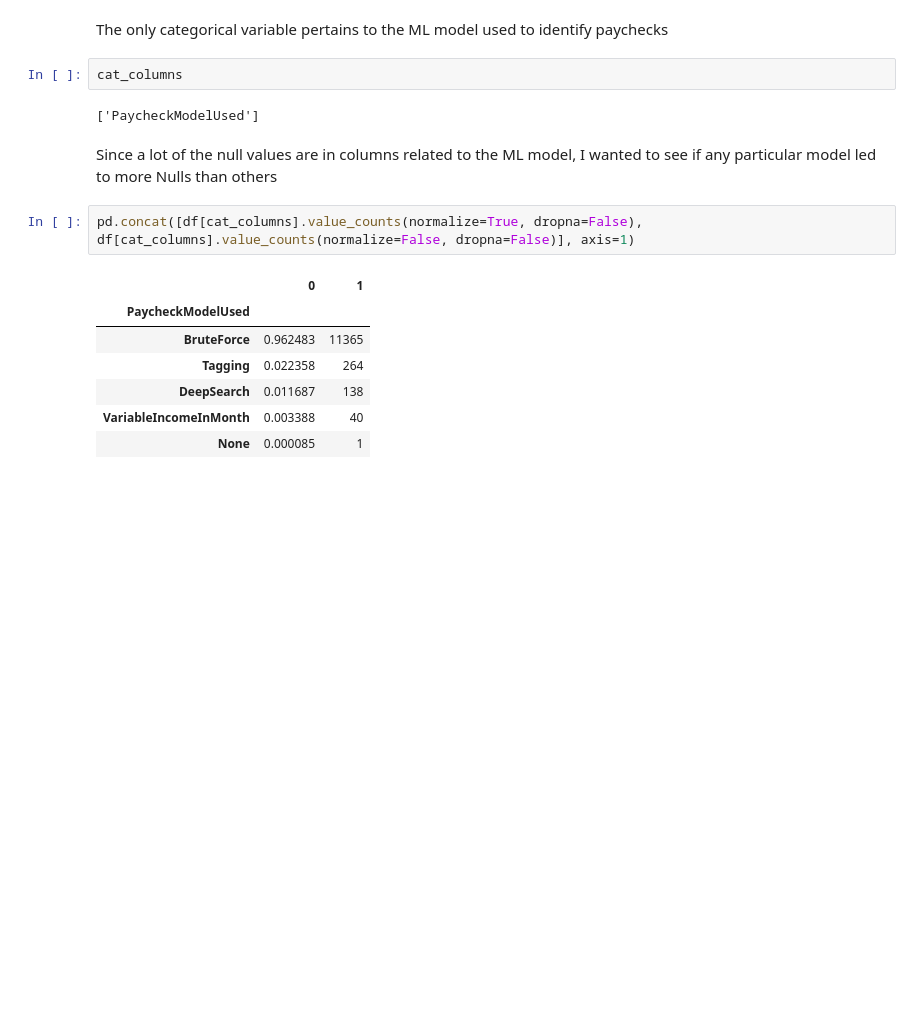
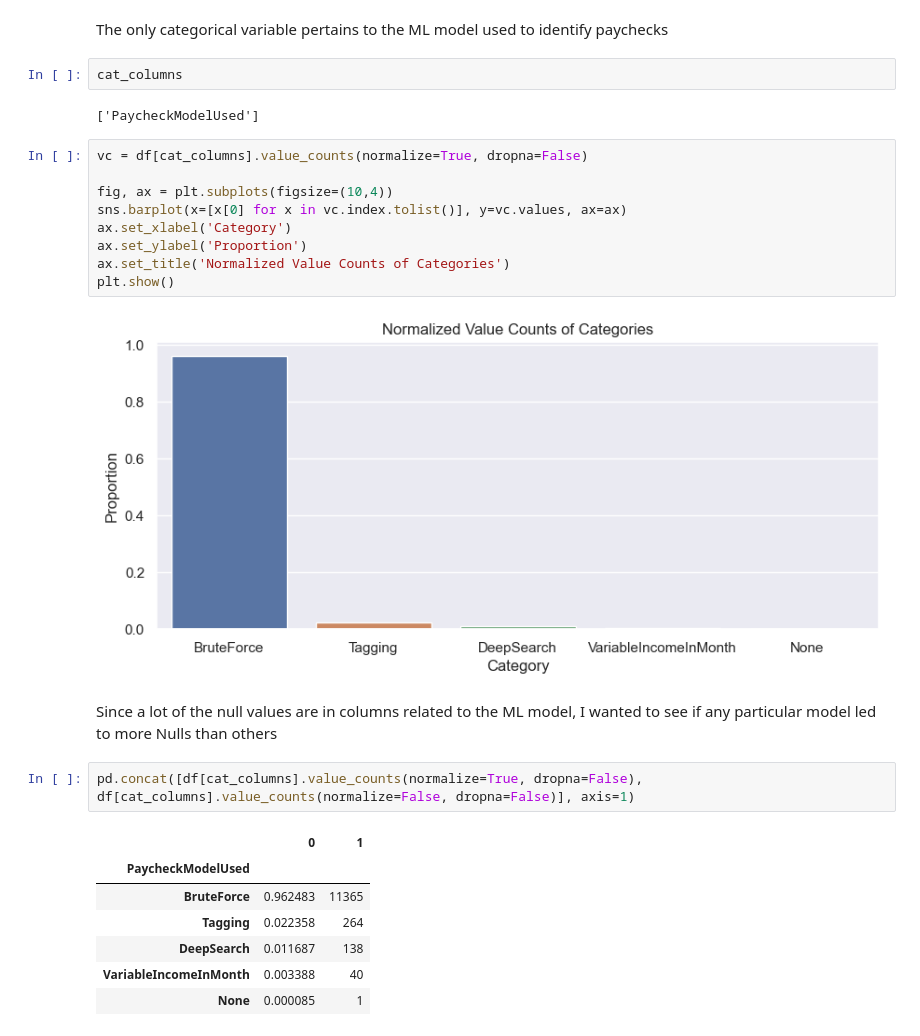
Before and after one commit to scunden/empower-th, a Jupyter notebook: notebooks/0-initial-exploration.ipynb, the cells around one changed output. Saved outputs shown, nothing was run; the diff lists cells and outputs as text; blank space fills up the shorter version.

```diff
--- a/notebooks/0-initial-exploration.ipynb
+++ b/notebooks/0-initial-exploration.ipynb
@@ -259,6 +277,17 @@ The only categorical variable pertains to the ML model used to identify paycheck
 cat_columns
 # %% [output]
 ['PaycheckModelUsed']
+# %%
+vc = df[cat_columns].value_counts(normalize=True, dropna=False)
+
+fig, ax = plt.subplots(figsize=(10,4))
+sns.barplot(x=[x[0] for x in vc.index.tolist()], y=vc.values, ax=ax)
+ax.set_xlabel('Category')
+ax.set_ylabel('Proportion')
+ax.set_title('Normalized Value Counts of Categories')
+plt.show()
+# %% [output]
+[figure, added]
 # %% [markdown]
 Since a lot of the null values are in columns related to the ML model, I wanted to see if any particular model led to more Nulls than others
 # %%
```
Also changed, not shown: parts of 5 cells of this notebook, 1 other file.
